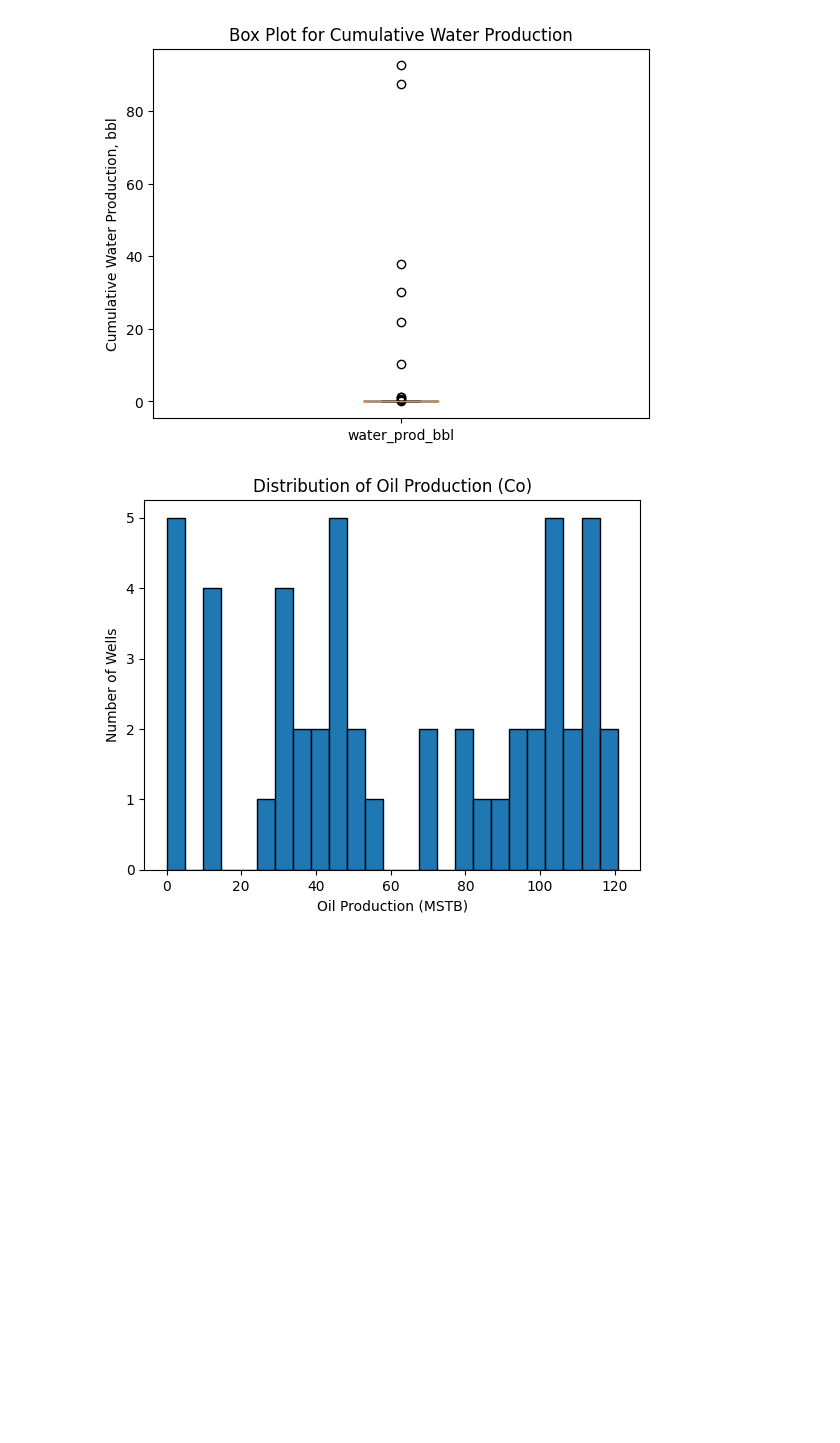
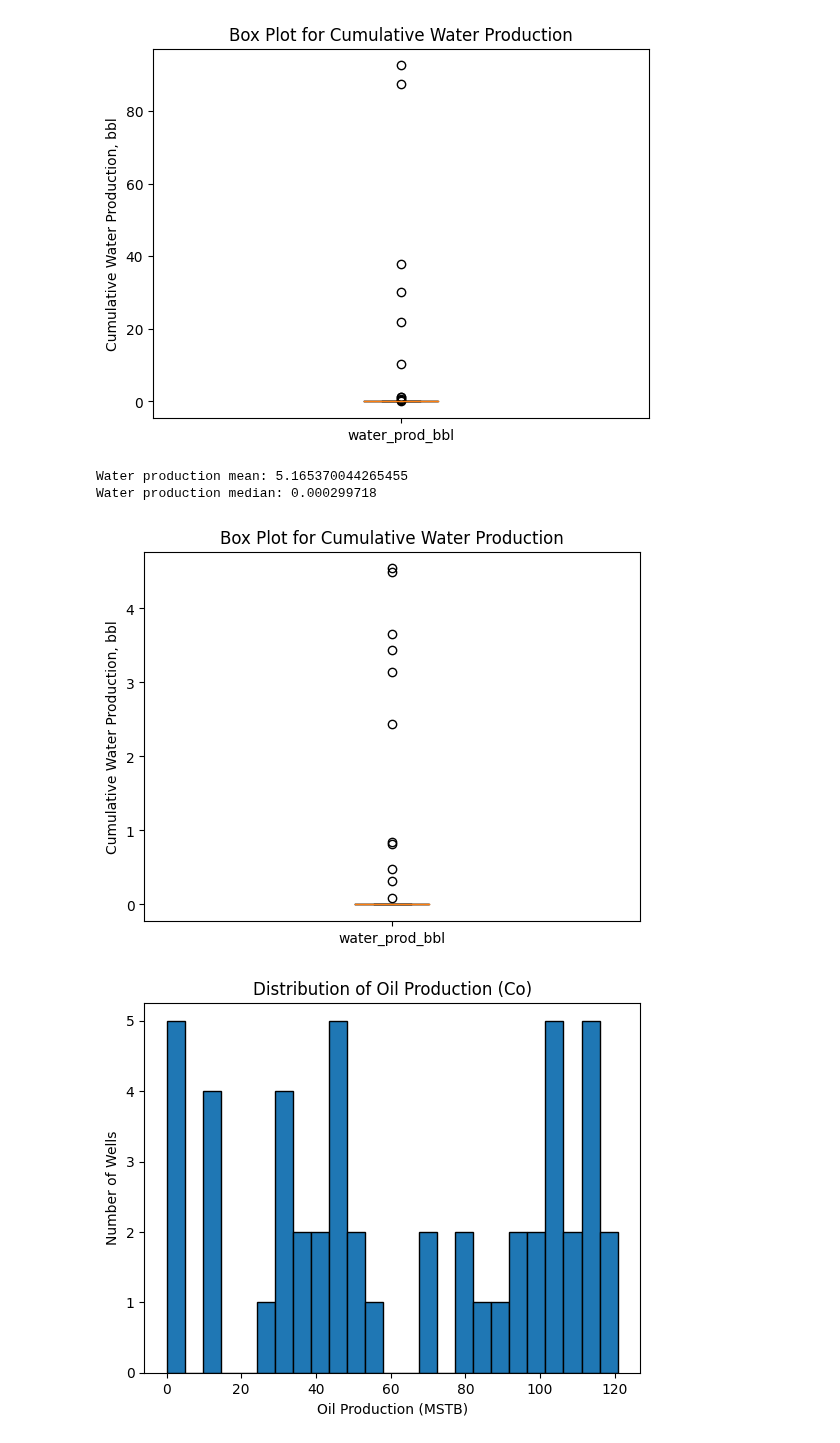
Before and after one commit to elnflores/NSC-325-Sweet-Spot-Identification, a Jupyter notebook: Sweet-Spot-Identification.ipynb, the cells around one changed output. Cells and saved outputs as stored; diff of their text form; code cells hidden in the pictures; blank space fills up the shorter version.

```diff
--- a/Sweet-Spot-Identification.ipynb
+++ b/Sweet-Spot-Identification.ipynb
@@ -125,6 +128,25 @@ plt.ylabel('Cumulative Water Production, bbl')
 plt.show()
 # %% [output]
 [figure]
+# %%
+# Outlier handling
+
+# Print water production stats
+print('Water production mean:', df['water_prod_bbl'].mean())
+print('Water production median:', df['water_prod_bbl'].median())
+
+# log1 encoding
+df['water_prod_bbl'] = np.log1p(df['water_prod_bbl'])
+
+# Water production box plot
+plt.boxplot(df['water_prod_bbl'], labels=['water_prod_bbl'])
+plt.title('Box Plot for Cumulative Water Production')
+plt.ylabel('Cumulative Water Production, bbl')
+plt.show()
+# %% [output]
+Water production mean: 5.165370044265455
+Water production median: 0.000299718
+[figure, added]
 # %%
 # Treat the 0s as NaN - missing values
 temp_df = df['oil_prod_mstb'].replace(0, np.nan).dropna()
```
Also changed, not shown: parts of 4 cells of this notebook.
